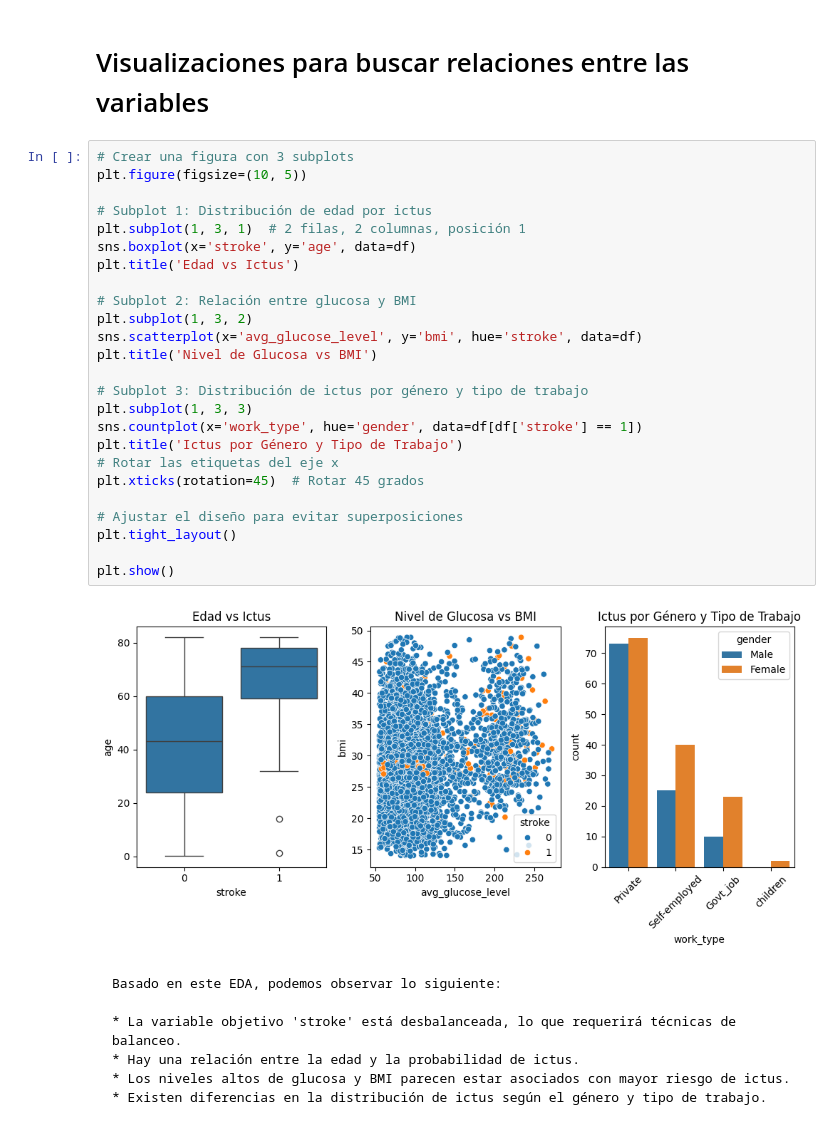
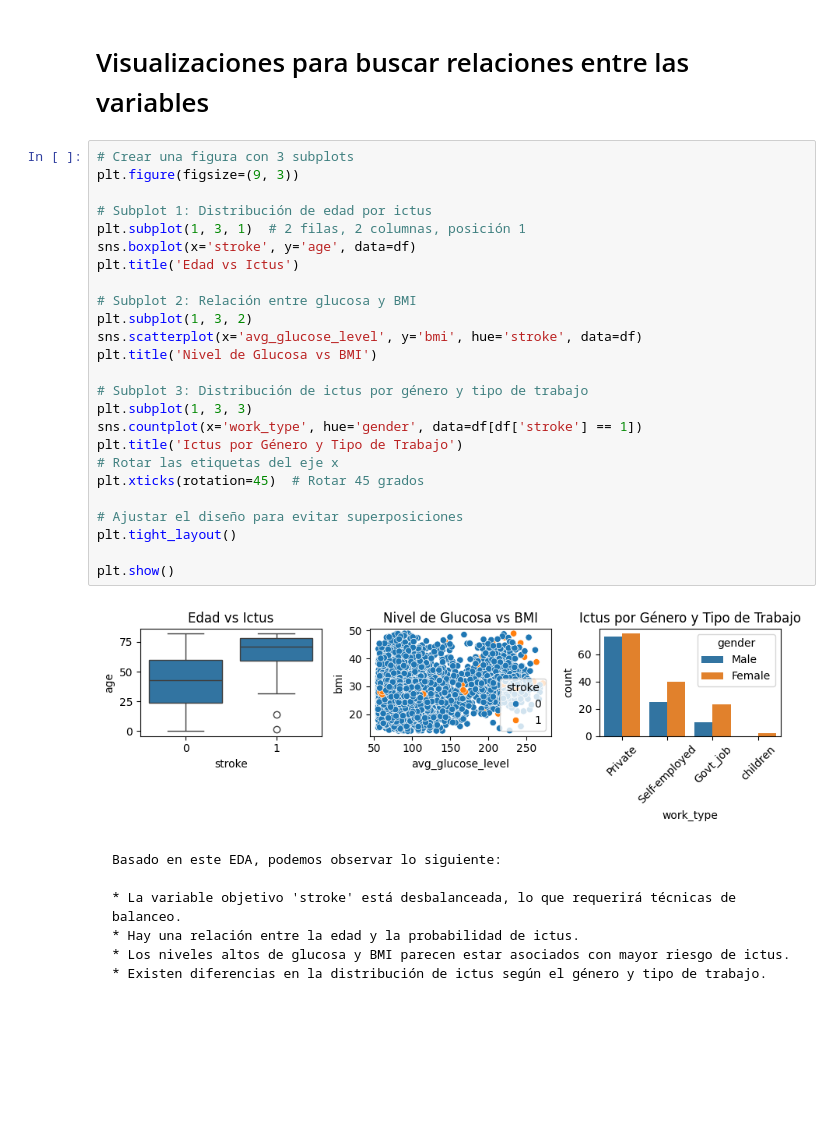
Before and after one commit to AI-School-F5-P3/G5_D.Scientist, a Jupyter notebook: eda.ipynb, the cells around one changed output. Drawn from its saved outputs; the diff is of its cells as text; blank space fills up the shorter version.

```diff
--- a/eda.ipynb
+++ b/eda.ipynb
@@ -253,31 +254,31 @@ plt.show()
 # Visualizaciones para buscar relaciones entre las variables
 # %%
 # Crear una figura con 3 subplots
-plt.figure(figsize=(10, 5))
+plt.figure(figsize=(9, 3))
 
 # Subplot 1: Distribución de edad por ictus
 plt.subplot(1, 3, 1)  # 2 filas, 2 columnas, posición 1
 sns.boxplot(x='stroke', y='age', data=df)
 plt.title('Edad vs Ictus')
 
 # Subplot 2: Relación entre glucosa y BMI
 plt.subplot(1, 3, 2)
 sns.scatterplot(x='avg_glucose_level', y='bmi', hue='stroke', data=df)
 plt.title('Nivel de Glucosa vs BMI')
 
 # Subplot 3: Distribución de ictus por género y tipo de trabajo
 plt.subplot(1, 3, 3)
 sns.countplot(x='work_type', hue='gender', data=df[df['stroke'] == 1])
 plt.title('Ictus por Género y Tipo de Trabajo')
 # Rotar las etiquetas del eje x
 plt.xticks(rotation=45)  # Rotar 45 grados
 
 # Ajustar el diseño para evitar superposiciones
 plt.tight_layout()
 
 plt.show()
 # %% [output]
-[figure, old version]
+[figure, new version]
 # %% [markdown]
     Basado en este EDA, podemos observar lo siguiente:
 
```
Also changed, not shown: parts of 15 cells of this notebook.
